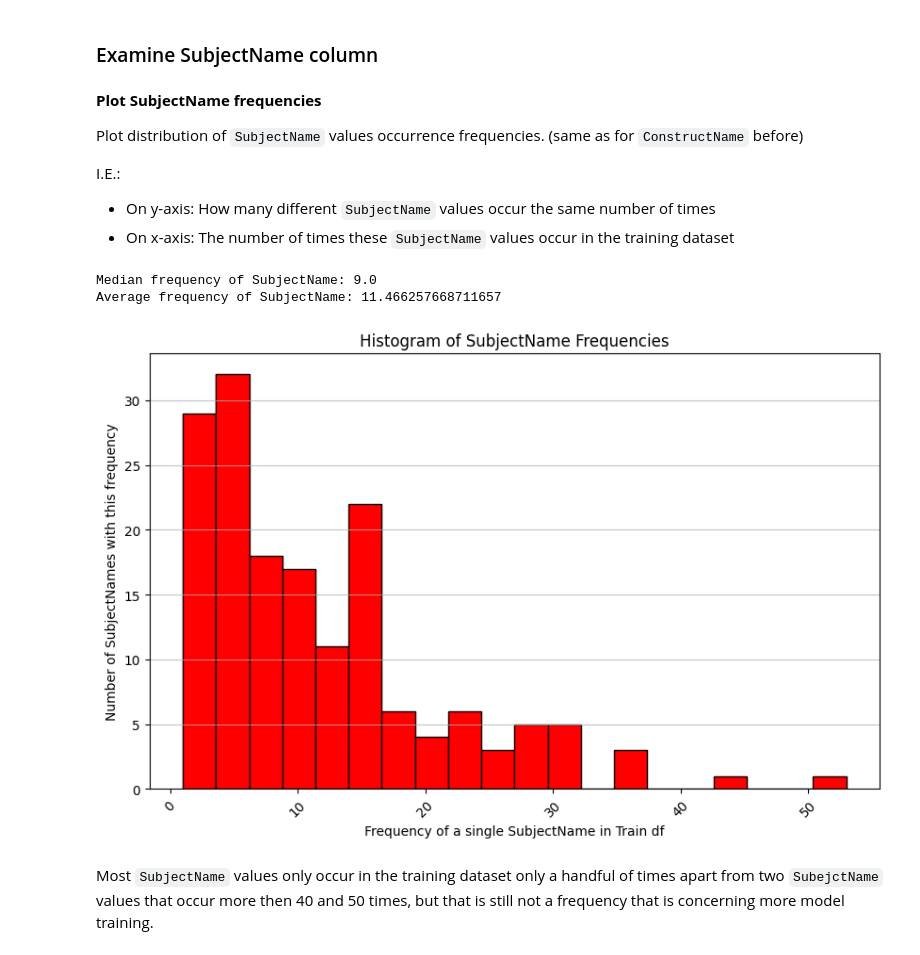
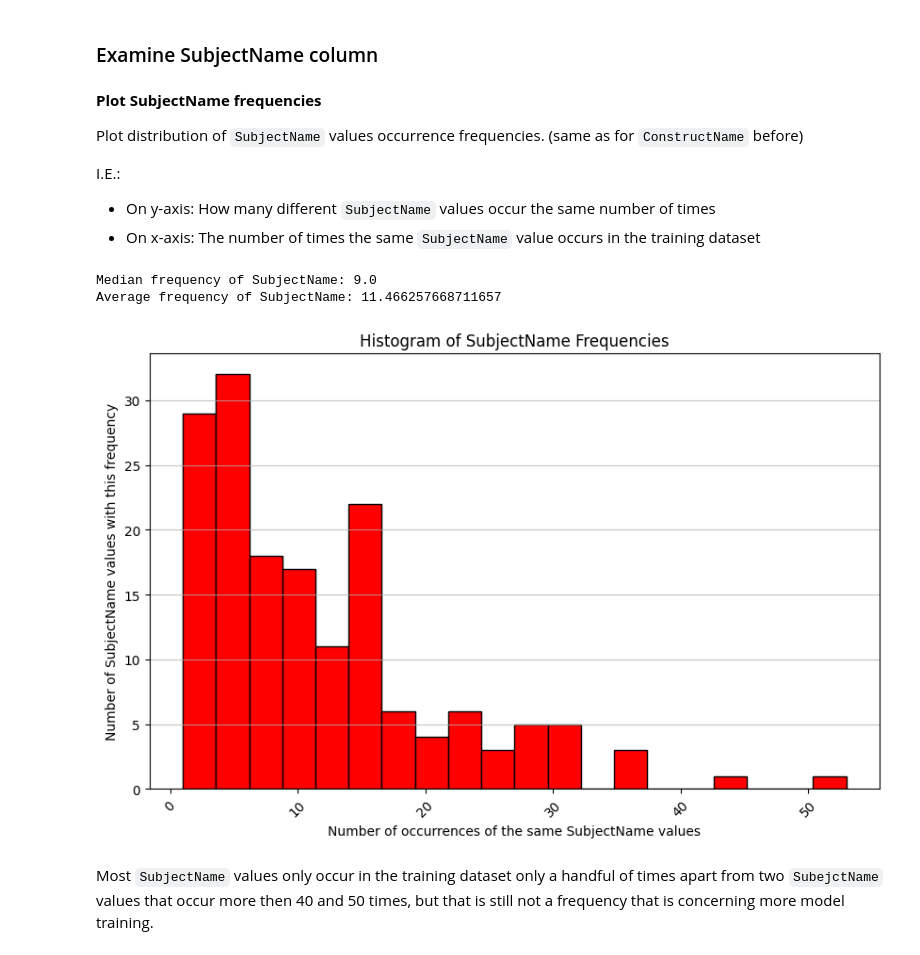
Before and after one commit to andres-cerny/Misconception-detection, a Jupyter notebook: task_intro_data_preprocess.ipynb, the cells around one changed output. Saved outputs shown, nothing was run; the diff lists cells and outputs as text; code cells hidden in the pictures.

```diff
--- a/task_intro_data_preprocess.ipynb
+++ b/task_intro_data_preprocess.ipynb
@@ -524,25 +524,25 @@ Plot distribution of `SubjectName` values occurrence frequencies. (same as for `
 
 I.E.:
 - On y-axis: How many different `SubjectName` values occur the same number of times
-- On x-axis: The number of times these `SubjectName` values occur in the training dataset
+- On x-axis: The number of times the same `SubjectName` value occurs in the training dataset
 # %%
 # Plotting the frequency of different SubjectNames as a histogram
 subject_names_counts = train_df['SubjectName'].value_counts()
 print(f"Median frequency of SubjectName: {subject_names_counts.median()}")
 print(f"Average frequency of SubjectName: {subject_names_counts.mean()}")
 
 plt.figure(figsize=(10, 6))
 plt.hist(subject_names_counts, bins=20, color='red', edgecolor='black')
 plt.title('Histogram of SubjectName Frequencies')
-plt.xlabel('Frequency of a single SubjectName in Train df')
-plt.ylabel('Number of SubjectNames with this frequency')
+plt.xlabel('Number of occurrences of the same SubjectName values')
+plt.ylabel('Number of SubjectName values with this frequency')
 plt.xticks(rotation=45)
 plt.grid(axis='y', alpha=0.75)
 plt.show()
 # %% [output]
 Median frequency of SubjectName: 9.0
 Average frequency of SubjectName: 11.466257668711657
-[figure, old version]
+[figure, new version]
 # %% [markdown]
 Most `SubjectName` values only occur in the training dataset only a handful of times apart from two `SubejctName` values that occur more then 40 and 50 times, but that is still not a frequency that is concerning more model training.
 # %% [markdown]
```
Also changed, not shown: parts of 7 cells of this notebook.
